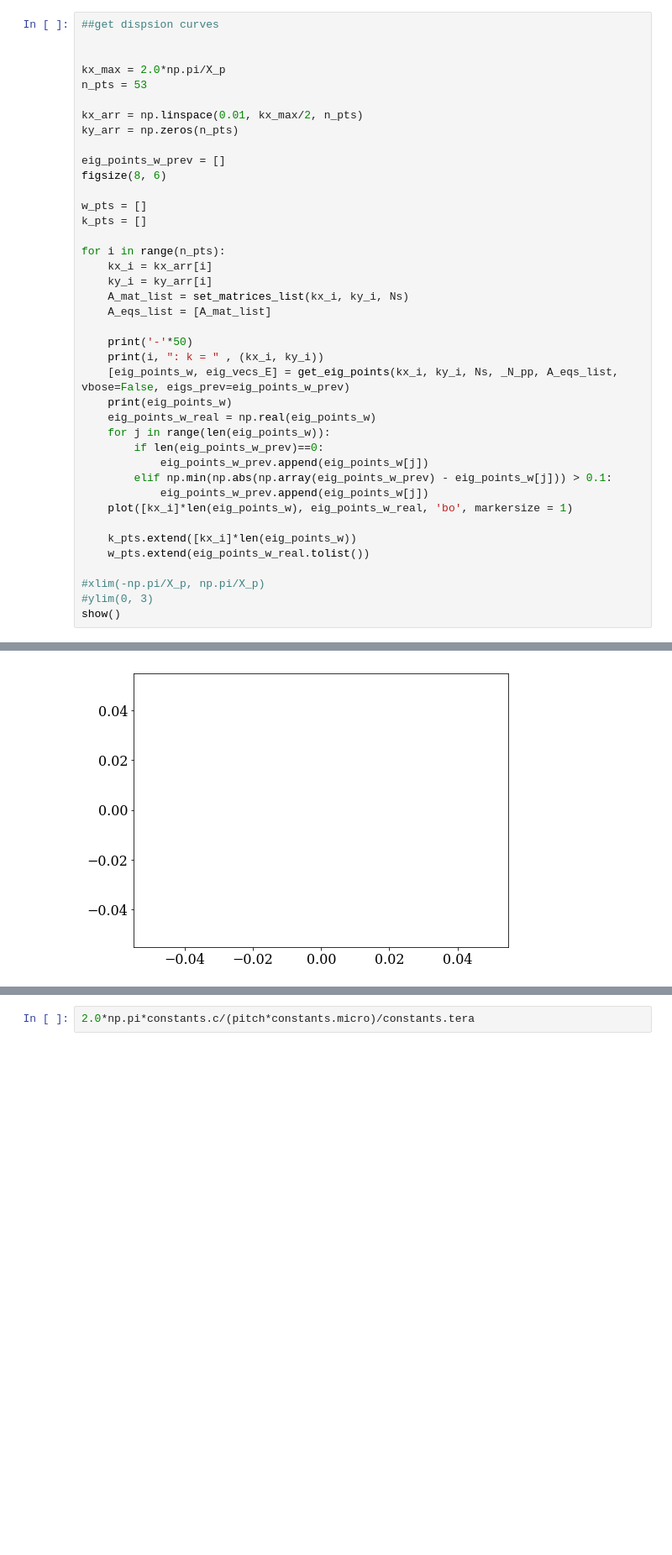
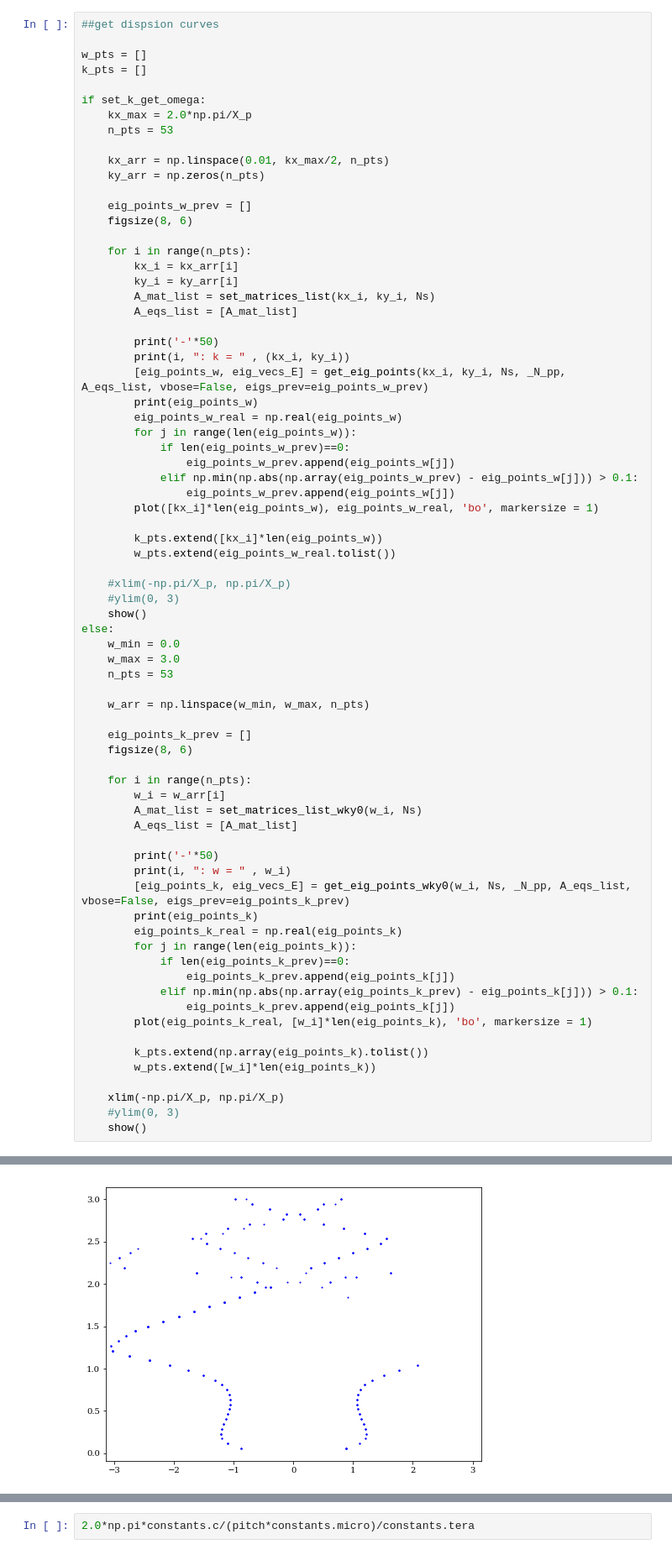
Before and after one commit to nimachm81/myPyCodes, a Jupyter notebook: Periodic Gaussian Plasma 2D - BandStructure .ipynb, the cells around one changed output, grey strips where cells are left out. Shown at 84% size. Saved outputs shown, nothing was run; the diff lists cells and outputs as text; blank space fills up the shorter version.

```diff
--- a/Periodic Gaussian Plasma 2D - BandStructure .ipynb
+++ b/Periodic Gaussian Plasma 2D - BandStructure .ipynb
@@ -293,42 +371,75 @@ k, omega:  10 (0.07022293564595757, 0.0, (0.0045707349721378215+0j)) 4.404666671
 # %%
 ##get dispsion curves
-
-
-kx_max = 2.0*np.pi/X_p
-n_pts = 53
-
-kx_arr = np.linspace(0.01, kx_max/2, n_pts)
-ky_arr = np.zeros(n_pts)
-
-eig_points_w_prev = []
-figsize(8, 6)
 
 w_pts = []
 k_pts = []
 
-for i in range(n_pts):
-    kx_i = kx_arr[i]
-    ky_i = ky_arr[i]
-    A_mat_list = set_matrices_list(kx_i, ky_i, Ns)
-    A_eqs_list = [A_mat_list]
+if set_k_get_omega:
+    kx_max = 2.0*np.pi/X_p
+    n_pts = 53
 
-    print('-'*50)
-    print(i, ": k = " , (kx_i, ky_i))
-    [eig_points_w, eig_vecs_E] = get_eig_points(kx_i, ky_i, Ns, _N_pp, A_eqs_list, vbose=False, eigs_prev=eig_points_w_prev)
-    print(eig_points_w)
-    eig_points_w_real = np.real(eig_points_w)
-    for j in range(len(eig_points_w)):
-        if len(eig_points_w_prev)==0:
-            eig_points_w_prev.append(eig_points_w[j])
-        elif np.min(np.abs(np.array(eig_points_w_prev) - eig_points_w[j])) > 0.1:
-            eig_points_w_prev.append(eig_points_w[j])
-    plot([kx_i]*len(eig_points_w), eig_points_w_real, 'bo', markersize = 1)
+    kx_arr = np.linspace(0.01, kx_max/2, n_pts)
+    ky_arr = np.zeros(n_pts)
 
-    k_pts.extend([kx_i]*len(eig_points_w))
-    w_pts.extend(eig_points_w_real.tolist())
+    eig_points_w_prev = []
+    figsize(8, 6)
 
-#xlim(-np.pi/X_p, np.pi/X_p)
-#ylim(0, 3)
-show()
+    for i in range(n_pts):
+        kx_i = kx_arr[i]
+        ky_i = ky_arr[i]
+        A_mat_list = set_matrices_list(kx_i, ky_i, Ns)
+        A_eqs_list = [A_mat_list]
+
+        print('-'*50)
+        print(i, ": k = " , (kx_i, ky_i))
+        [eig_points_w, eig_vecs_E] = get_eig_points(kx_i, ky_i, Ns, _N_pp, A_eqs_list, vbose=False, eigs_prev=eig_points_w_prev)
+        print(eig_points_w)
+        eig_points_w_real = np.real(eig_points_w)
+        for j in range(len(eig_points_w)):
+            if len(eig_points_w_prev)==0:
+                eig_points_w_prev.append(eig_points_w[j])
+            elif np.min(np.abs(np.array(eig_points_w_prev) - eig_points_w[j])) > 0.1:
+                eig_points_w_prev.append(eig_points_w[j])
+        plot([kx_i]*len(eig_points_w), eig_points_w_real, 'bo', markersize = 1)
+
+        k_pts.extend([kx_i]*len(eig_points_w))
+        w_pts.extend(eig_points_w_real.tolist())
+
+    #xlim(-np.pi/X_p, np.pi/X_p)
+    #ylim(0, 3)
+    show()
+else:
+    w_min = 0.0
+    w_max = 3.0
+    n_pts = 53
+
+    w_arr = np.linspace(w_min, w_max, n_pts)
+
+    eig_points_k_prev = []
+    figsize(8, 6)
+
+    for i in range(n_pts):
+        w_i = w_arr[i]
+        A_mat_list = set_matrices_list_wky0(w_i, Ns)
+        A_eqs_list = [A_mat_list]
+
+        print('-'*50)
+        print(i, ": w = " , w_i)
+        [eig_points_k, eig_vecs_E] = get_eig_points_wky0(w_i, Ns, _N_pp, A_eqs_list, vbose=False, eigs_prev=eig_points_k_prev)
+        print(eig_points_k)
+        eig_points_k_real = np.real(eig_points_k)
+        for j in range(len(eig_points_k)):
+            if len(eig_points_k_prev)==0:
+                eig_points_k_prev.append(eig_points_k[j])
+            elif np.min(np.abs(np.array(eig_points_k_prev) - eig_points_k[j])) > 0.1:
+                eig_points_k_prev.append(eig_points_k[j])
+        plot(eig_points_k_real, [w_i]*len(eig_points_k), 'bo', markersize = 1)
+
+        k_pts.extend(np.array(eig_points_k).tolist())
+        w_pts.extend([w_i]*len(eig_points_k))
+
+    xlim(-np.pi/X_p, np.pi/X_p)
+    #ylim(0, 3)
+    show()
 # %% [output]
 --------------------------------------------------
@@ -354,3 +464,3 @@ KeyboardInterrupt:
-[figure, old version]
+[figure, new version]
 # %%
 import os
```
Also changed, not shown: parts of 7 cells of this notebook, 1 other file.
